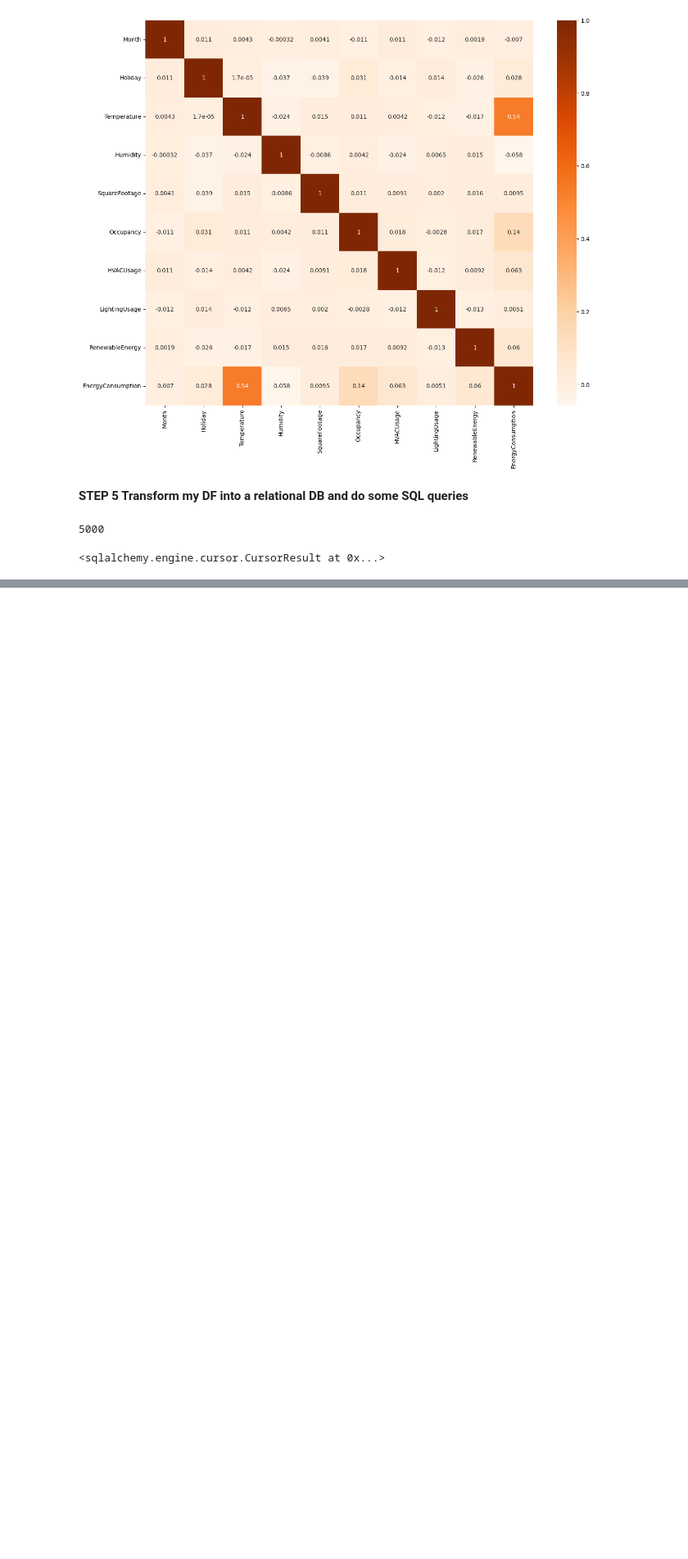
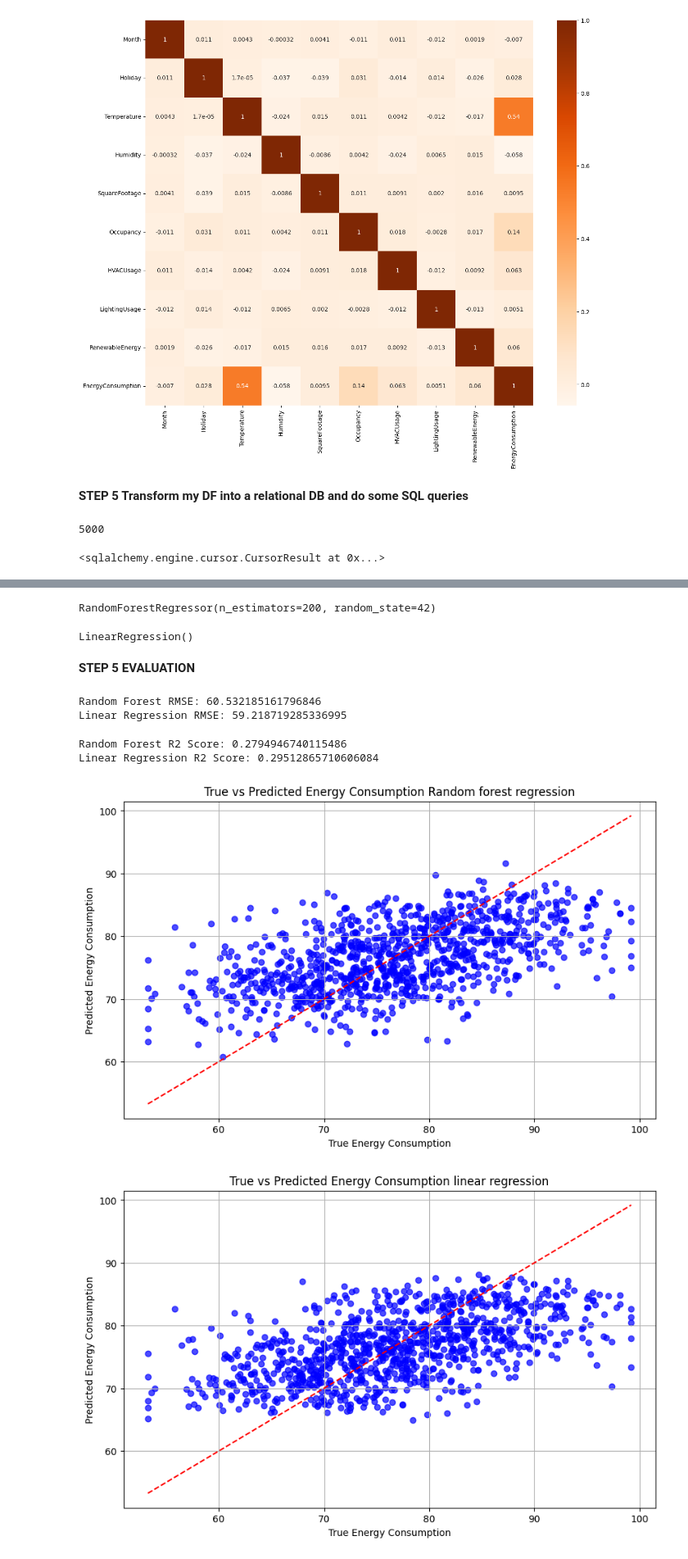
Before and after one commit to TomTremerel/Energy_Consumption_Predictor.github, a Jupyter notebook: Project_Tom_Tremerel.ipynb, the cells around one changed output, grey strips where cells are left out. Shown at 82% size. Saved outputs shown, nothing was run; the diff lists cells and outputs as text; code cells hidden in the pictures; blank space fills up the shorter version.

```diff
--- a/Project_Tom_Tremerel.ipynb
+++ b/Project_Tom_Tremerel.ipynb
@@ -185,0 +223,56 @@ result
+# %%
+scaler = StandardScaler()
+X_train[numerical_columns] = scaler.fit_transform(X_train[numerical_columns])
+X_test[numerical_columns] = scaler.transform(X_test[numerical_columns])
+# %%
+model1 = RandomForestRegressor(n_estimators=200, random_state=42)
+model1.fit(X_train, y_train)
+# %% [output]
+RandomForestRegressor(n_estimators=200, random_state=42)
+# %%
+model2 = LinearRegression()
+model2.fit(X_train, y_train)
+# %% [output]
+LinearRegression()
+# %%
+y_pred1 = model1.predict(X_test)
+y_pred2 = model2.predict(X_test)
+# %% [markdown]
+**STEP 5 EVALUATION**
+# %%
+rmse1 = mean_squared_error(y_test, y_pred1)
+rmse2 = mean_squared_error(y_test, y_pred2)
+print("Random Forest RMSE:", rmse1)
+print("Linear Regression RMSE:", rmse2)
+# %% [output]
+Random Forest RMSE: 60.532185161796846
+Linear Regression RMSE: 59.218719285336995
+# %%
+r2_model1 = r2_score(y_test, y_pred1)
+r2_model2 = r2_score(y_test, y_pred2)
+print("Random Forest R2 Score:", r2_model1)
+print("Linear Regression R2 Score:", r2_model2)
+# %% [output]
+Random Forest R2 Score: 0.2794946740115486
+Linear Regression R2 Score: 0.29512865710606084
+# %%
+plt.figure(figsize=(10, 6))
+plt.scatter(y_test, y_pred1, alpha=0.7, color='blue')
+plt.plot([y_test.min(), y_test.max()], [y_test.min(), y_test.max()], 'r--')
+plt.title('True vs Predicted Energy Consumption Random forest regression')
+plt.xlabel('True Energy Consumption')
+plt.ylabel('Predicted Energy Consumption')
+plt.grid()
+plt.show()
+
+plt.figure(figsize=(10, 6))
+plt.scatter(y_test, y_pred2, alpha=0.7, color='blue')
+plt.plot([y_test.min(), y_test.max()], [y_test.min(), y_test.max()], 'r--')
+plt.title('True vs Predicted Energy Consumption linear regression')
+plt.xlabel('True Energy Consumption')
+plt.ylabel('Predicted Energy Consumption')
+plt.grid()
+plt.show()
+# %% [output]
+[figure, added]
+[figure, added]
```
Also changed, not shown: parts of 14 cells of this notebook.
